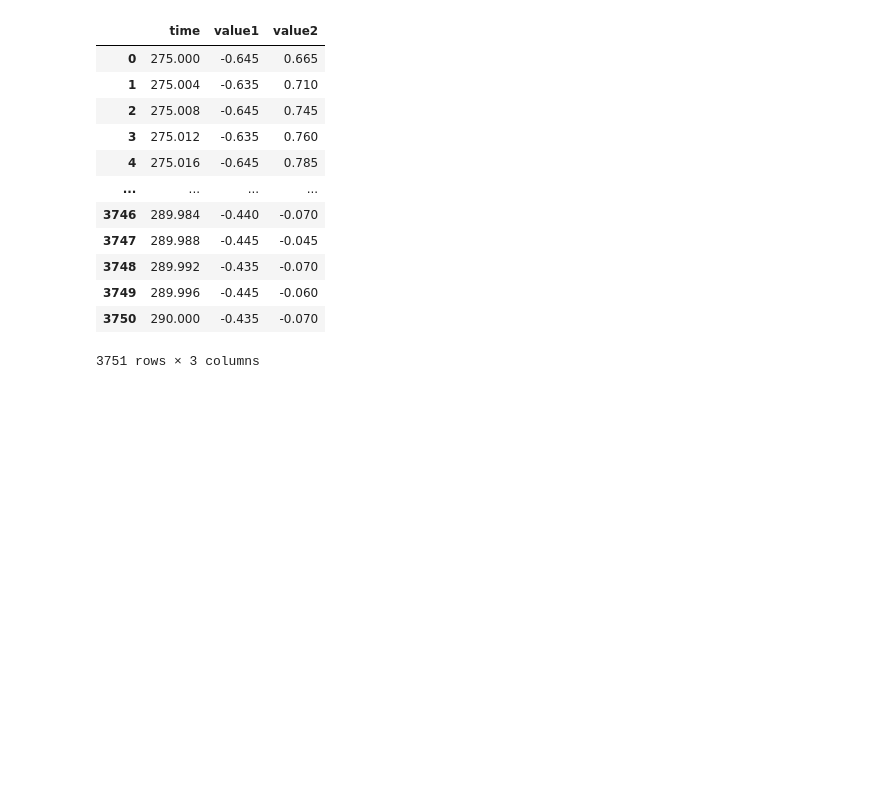
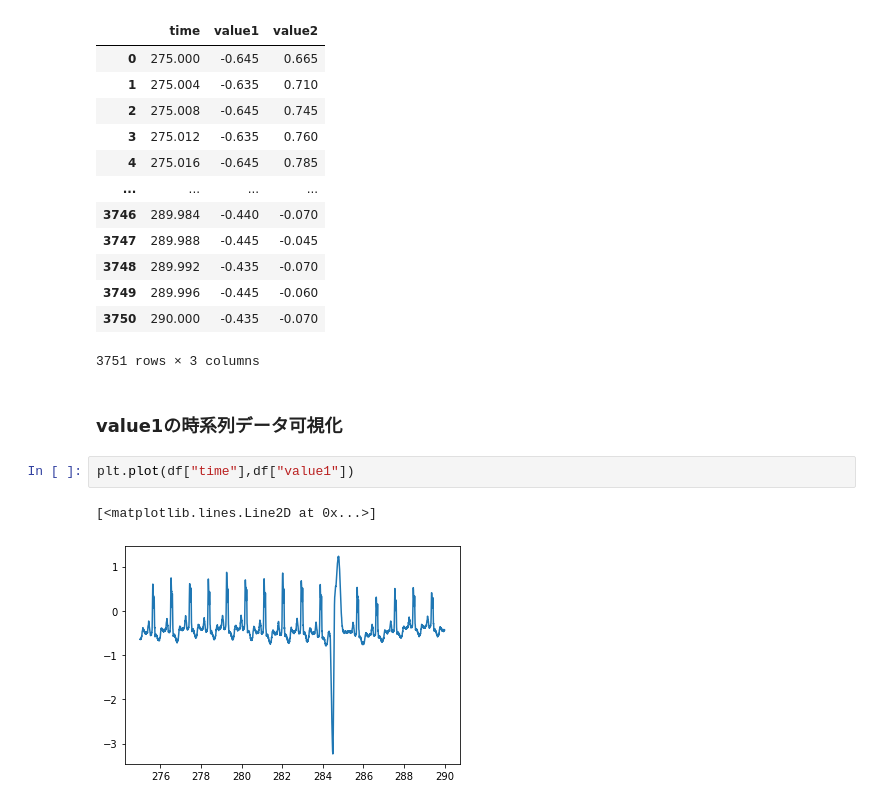
Before and after one commit to takaya-0808/MachineLearning, a Jupyter notebook: work/時系列データ分析/異常値検知/DetectOutlier.ipynb, the cells around one changed output. Drawn from its saved outputs; the diff is of its cells as text; blank space fills up the shorter version.

Commit message:
value1 && value2 data 可視化

```diff
--- a/work/時系列データ分析/異常値検知/DetectOutlier.ipynb
+++ b/work/時系列データ分析/異常値検知/DetectOutlier.ipynb
@@ -25,3 +26,10 @@ df
 | 3749 | 289.996 | -0.445 | -0.060 |
 | 3750 | 290.000 | -0.435 | -0.070 |
 3751 rows × 3 columns
+# %% [markdown]
+### value1の時系列データ可視化
+# %%
+plt.plot(df["time"],df["value1"])
+# %% [output]
+[<matplotlib.lines.Line2D at 0x...>]
+[figure, added]
```
Also changed, not shown: parts of 4 cells of this notebook.
